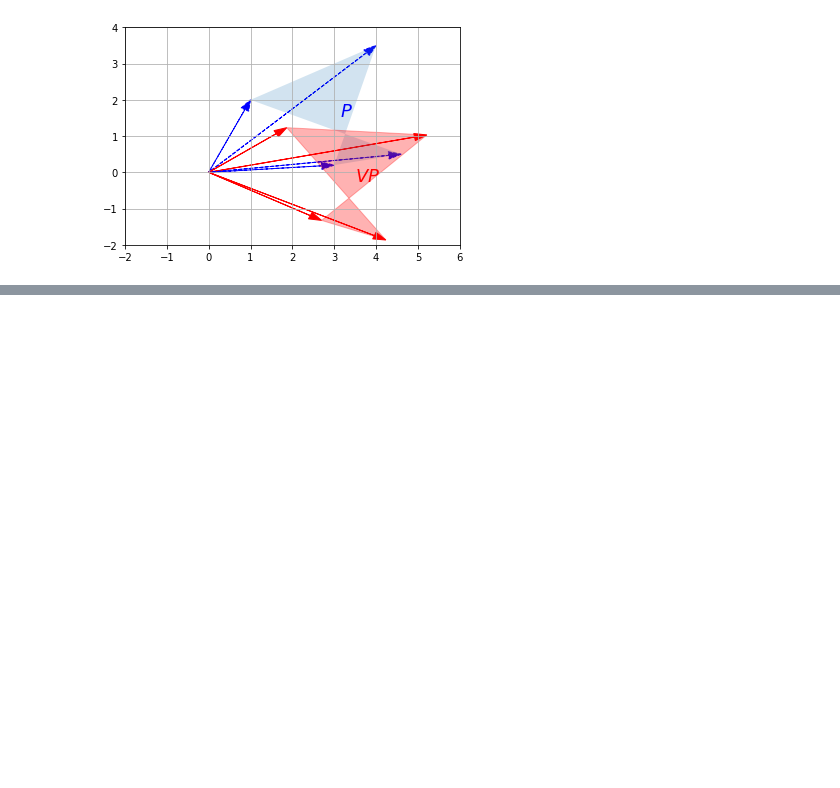
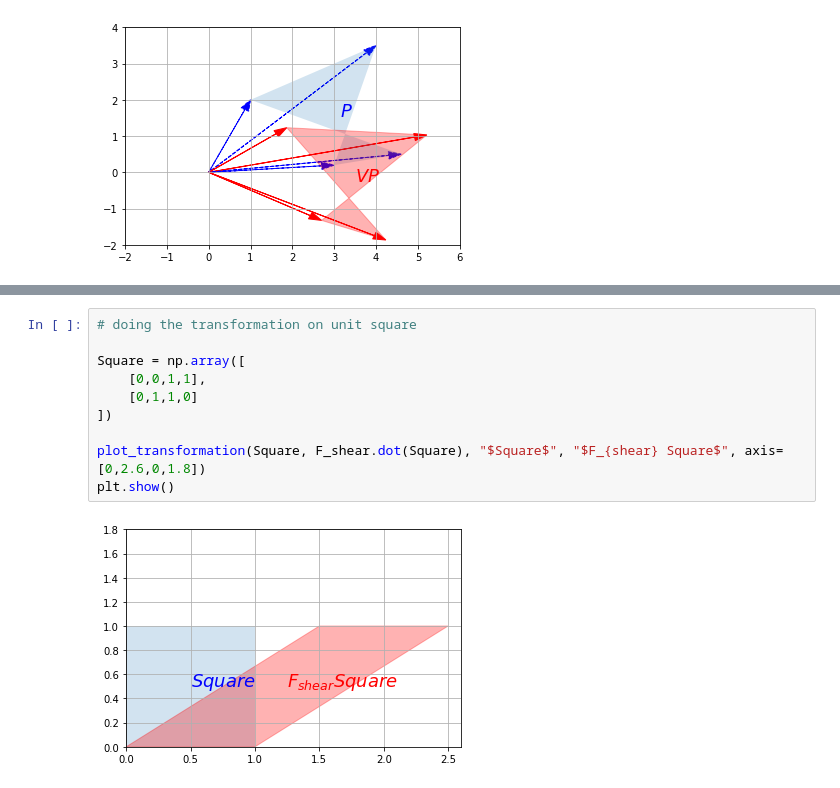
Before and after one commit to fanbyprinciple/hands_on_ml, a Jupyter notebook: maths/Linear Algebra.ipynb, the cells around one changed output, grey strips where cells are left out. Cells and saved outputs as stored; diff of their text form; blank space fills up the shorter version.

```diff
--- a/maths/Linear Algebra.ipynb
+++ b/maths/Linear Algebra.ipynb
@@ -713,0 +728,12 @@ plt.show()
+# %%
+# doing the transformation on unit square
+
+Square = np.array([
+    [0,0,1,1],
+    [0,1,1,0]
+])
+
+plot_transformation(Square, F_shear.dot(Square), "$Square$", "$F_{shear} Square$", axis=[0,2.6,0,1.8])
+plt.show()
+# %% [output]
+[figure, added]
```
Also changed, not shown: parts of 30 cells of this notebook, 9 other files.
